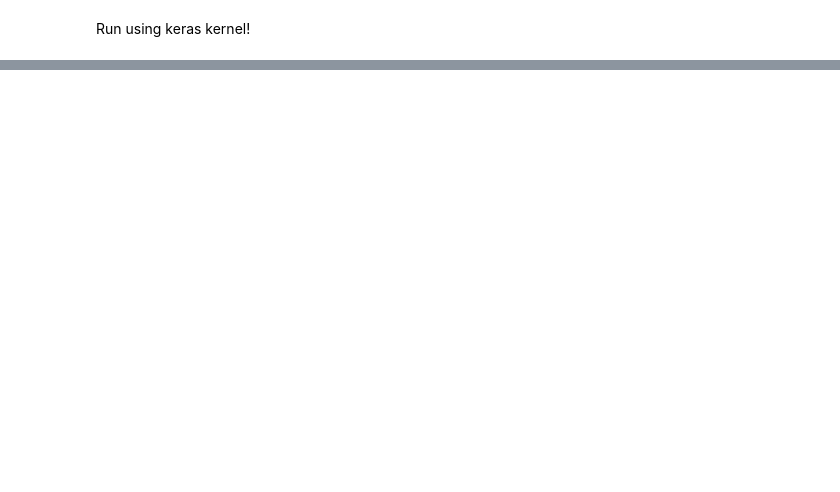
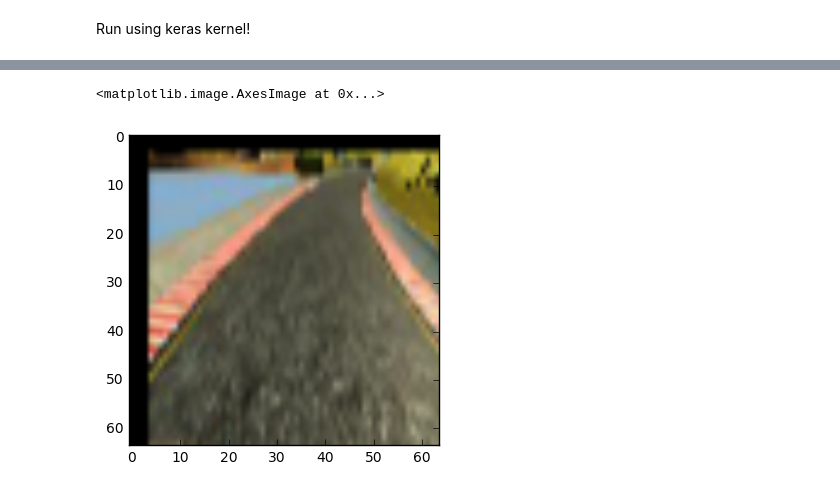
Before and after one commit to mattwg/carnd-cloning-experiments, a Jupyter notebook: Explore Basics.ipynb, the cells around one changed output, grey strips where cells are left out. Saved outputs shown, nothing was run; the diff lists cells and outputs as text; code cells hidden in the pictures; blank space fills up the shorter version.

```diff
--- a/Explore Basics.ipynb
+++ b/Explore Basics.ipynb
@@ -132,0 +218,8 @@ Epoch 10/10
+# %%
+from keras.models import model_from_json
+
+with open('model.json', 'r') as f:
+    json = f.read()
+model2 = model_from_json(json)
+
+model2
@@ -132,0 +254,34 @@ Epoch 10/10
+# %%
+def gamma_correction(img, correction):
+    img = img/255.0
+    img = cv2.pow(img, correction)
+    return np.uint8(img*255)
+
+img = x[0]
+angle = np.float32(y)[0]
+
+X_OFFSET_RANGE = 10
+Y_OFFSET_RANGE = 10
+
+img = x[0][60:140,:,:]
+img = cv2.resize(img,(64, 64))
+
+# 0.2 - 4
+bright_factor = 0.2 + (3.8 * np.random.uniform())
+img = gamma_correction(img, bright_factor)
+
+if (np.random.uniform() > 0.5):
+    img = np.fliplr(img)
+    angle = -angle
+
+
+x_translation = (X_OFFSET_RANGE * np.random.uniform()) - (X_OFFSET_RANGE / 2)
+y_translation = (Y_OFFSET_RANGE * np.random.uniform()) - (Y_OFFSET_RANGE / 2)
+
+angle = angle + ((x_translation / X_OFFSET_RANGE) * 2) * 0.2
+
+translation_matrix = np.float32([[1, 0, x_translation], [0, 1, y_translation]])
+img = cv2.warpAffine(img, translation_matrix, (img.shape[1], img.shape[0]))
+
+print('{} {}'.format(np.float32(y)[0], angle))
+plt.imshow(img)
@@ -132,0 +383,5 @@ Epoch 10/10
+# %%
+plt.imshow(x[6])
+# %% [output]
+<matplotlib.image.AxesImage at 0x...>
+[figure, added]
```
Also changed, not shown: parts of 13 cells of this notebook, 1 other file.
